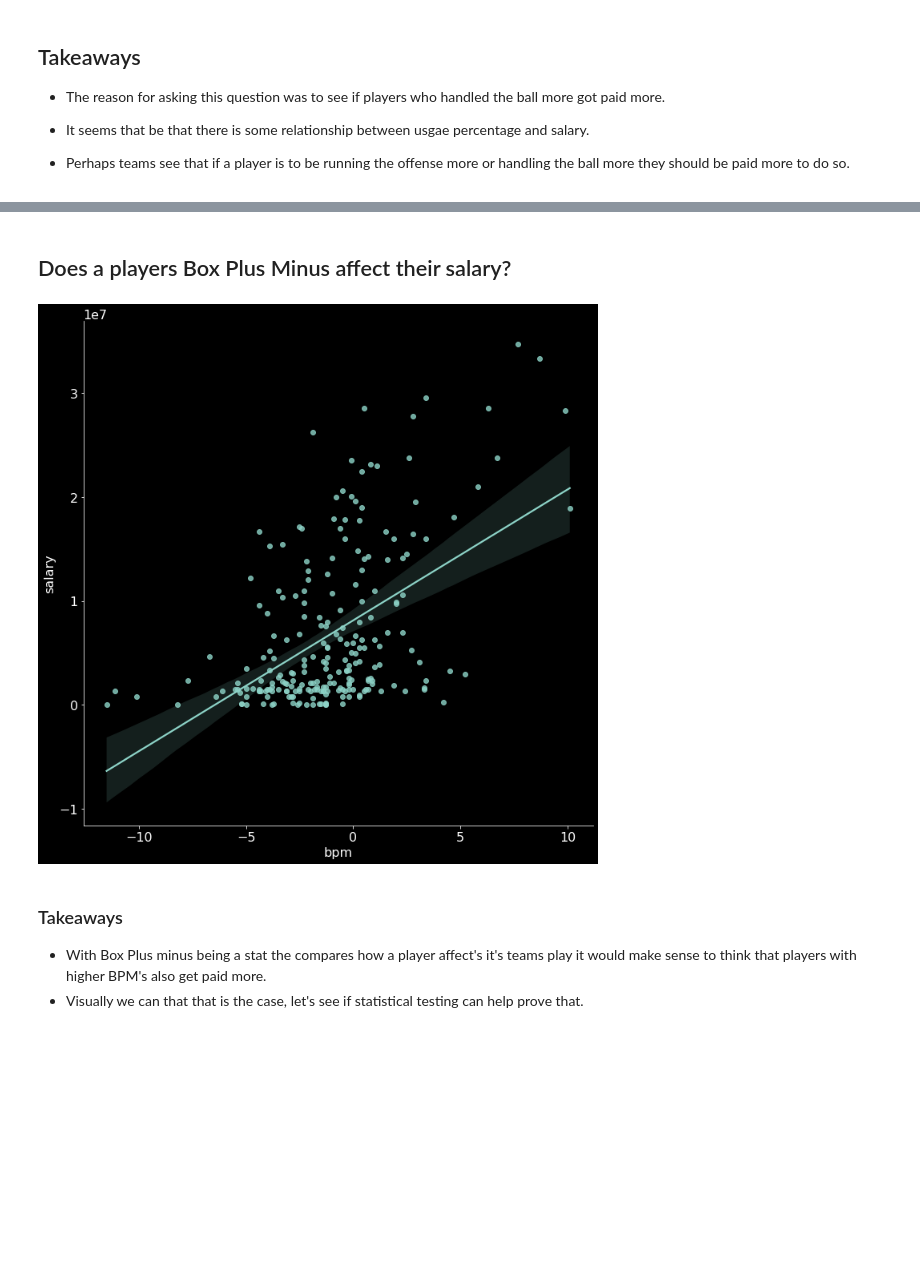
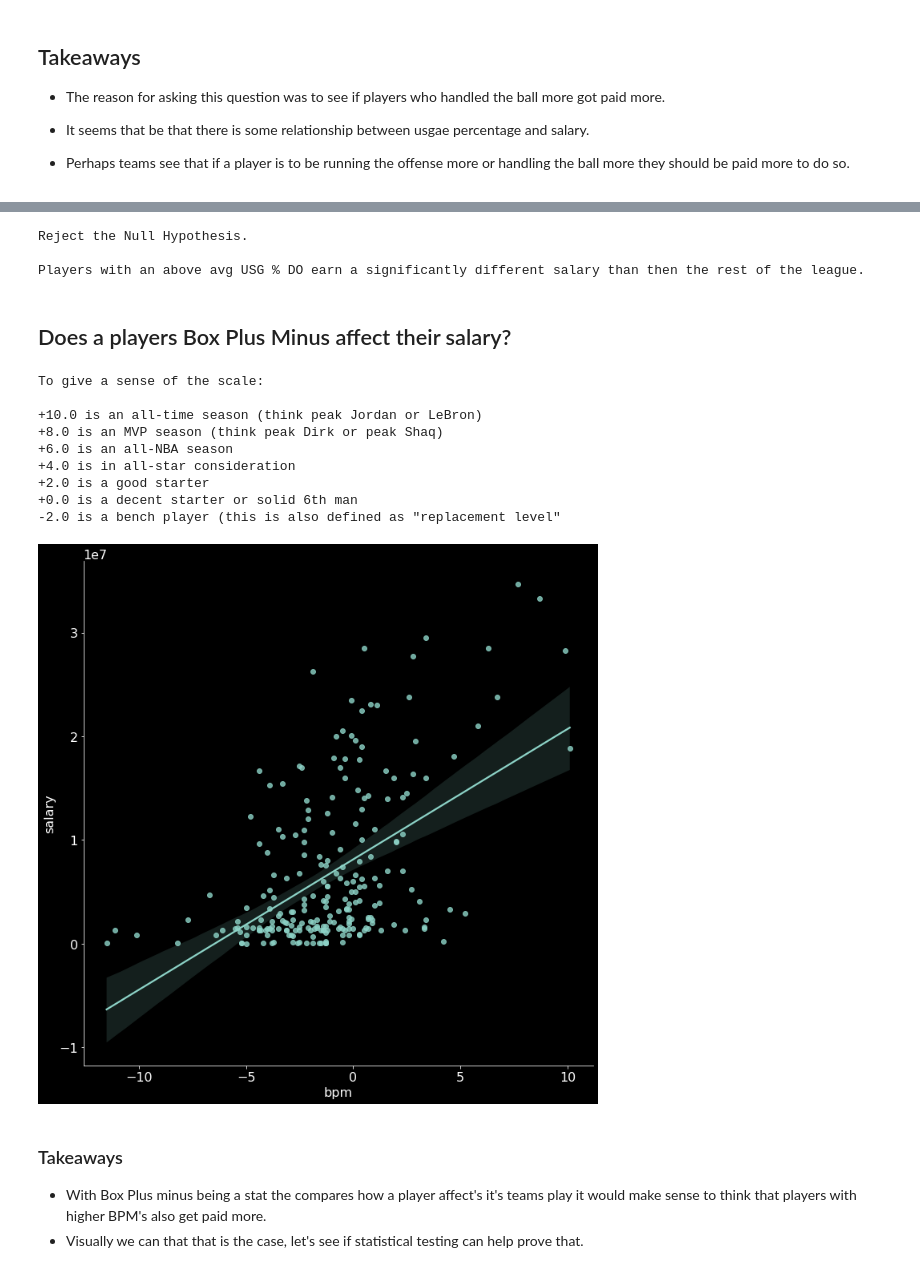
Before and after one commit to VincentBanuelos/nba_salary_predictor, a Jupyter notebook: allplayers.ipynb, the cells around one changed output, grey strips where cells are left out. Drawn from its saved outputs; the diff is of its cells as text; code cells hidden in the pictures; blank space fills up the shorter version.

Commit message:
added statistical testing

```diff
--- a/allplayers.ipynb
+++ b/allplayers.ipynb
@@ -153,10 +190,55 @@ plt.show()
+# %%
+notta_floor_general = ss[ss.above_avg_usg_pct == 0].salary
+floor_general = ss[ss.above_avg_usg_pct == 1].salary
+
+# Set alpha
+alpha = 0.05
+
+# Check for equal variances
+s, pval = st.levene(floor_general, notta_floor_general)
+
+# Use the results from checking for equal variances to set equal_var
+t, p = st.ttest_ind(floor_general, notta_floor_general, equal_var=(pval >= alpha))
+
+# Evaluate results based on the t-statistic and the p-value
+if p/2 < alpha and t > 0:
+    print('''Reject the Null Hypothesis.
+
+Players with an above avg USG % DO earn a significantly different salary than then the rest of the league.''')
+else:
+    print('''Fail to reject the Null Hypothesis.
+
+Players with an above avg USG % DO NOT earn a significantly different salary than then the rest of the league.''')
+# %% [output]
+Reject the Null Hypothesis.
+
+Players with an above avg USG % DO earn a significantly different salary than then the rest of the league.
 # %% [markdown]
 ## Does a players Box Plus Minus affect their salary?
-# %%
-sns.lmplot(x='bpm', y='salary', data=train, height=10)
-plt.show()
-# %% [output]
-[figure, removed]
+# %%
+print(
+    '''To give a sense of the scale:
+
++10.0 is an all-time season (think peak Jordan or LeBron)
++8.0 is an MVP season
++6.0 is an all-NBA season
++4.0 is in all-star consideration
++2.0 is a good starter
++0.0 is a decent starter or solid 6th man
+-2.0 is a bench player (this is also defined as "replacement level"''')
+sns.lmplot(x='bpm', y='salary', data=train, height=10)
+plt.show()
+# %% [output]
+To give a sense of the scale:
+
++10.0 is an all-time season (think peak Jordan or LeBron)
++8.0 is an MVP season (think peak Dirk or peak Shaq)
++6.0 is an all-NBA season
++4.0 is in all-star consideration
++2.0 is a good starter
++0.0 is a decent starter or solid 6th man
+-2.0 is a bench player (this is also defined as "replacement level"
+[figure, added]
 # %% [markdown]
 ### Takeaways
 - With Box Plus minus being a stat the compares how a player affect's it's teams play it would make sense to think that players with higher BPM's also get paid more.
```
Also changed, not shown: parts of 15 cells of this notebook, 1 other file.
